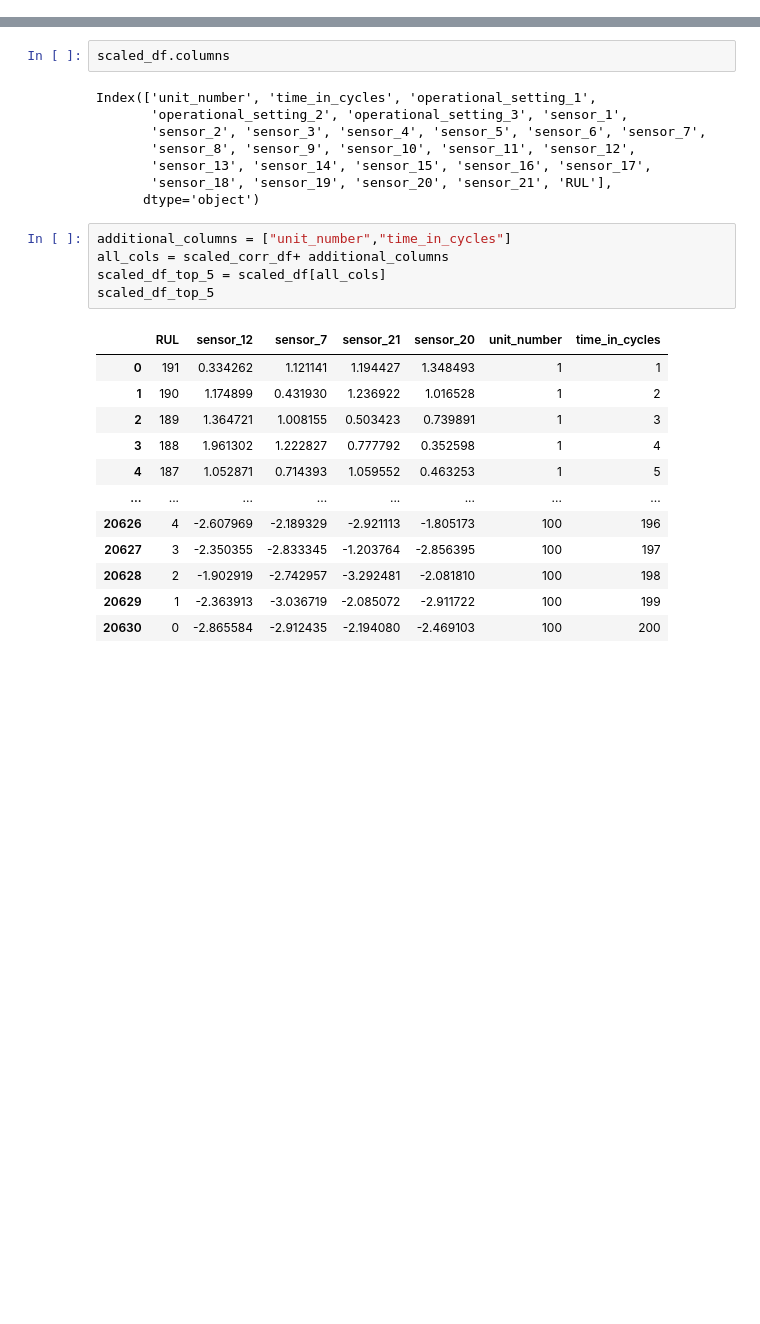
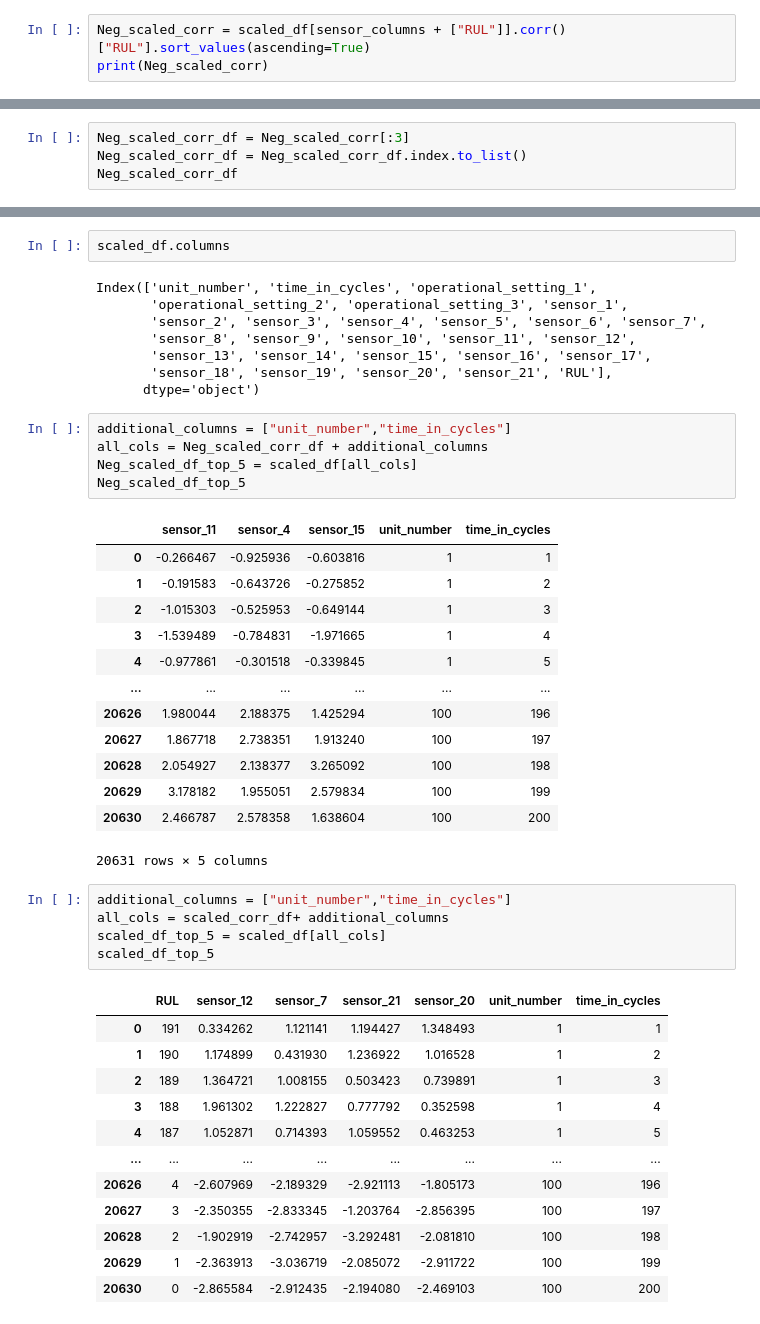
Before and after one commit to RithikDatascientist/works, a Jupyter notebook: learnings/RUL/FD001_RUL.ipynb, the cells around one changed output, grey strips where cells are left out. Saved outputs shown, nothing was run; the diff lists cells and outputs as text; blank space fills up the shorter version.

```diff
--- a/learnings/RUL/FD001_RUL.ipynb
+++ b/learnings/RUL/FD001_RUL.ipynb
@@ -243,3 +243,6 @@ sensor_16         NaN
 sensor_18         NaN
 sensor_19         NaN
 Name: RUL, dtype: float64
+# %%
+Neg_scaled_corr = scaled_df[sensor_columns + ["RUL"]].corr()["RUL"].sort_values(ascending=True)
+print(Neg_scaled_corr)
@@ -249,3 +270,7 @@ scaled_corr_df = scaled_corr_df.index.to_list()
 scaled_corr_df
 # %% [output]
 ['RUL', 'sensor_12', 'sensor_7', 'sensor_21', 'sensor_20']
+# %%
+Neg_scaled_corr_df = Neg_scaled_corr[:3]
+Neg_scaled_corr_df = Neg_scaled_corr_df.index.to_list()
+Neg_scaled_corr_df
@@ -259,6 +286,25 @@ Index(['unit_number', 'time_in_cycles', 'operational_setting_1',
        'sensor_13', 'sensor_14', 'sensor_15', 'sensor_16', 'sensor_17',
        'sensor_18', 'sensor_19', 'sensor_20', 'sensor_21', 'RUL'],
       dtype='object')
+# %%
+additional_columns = ["unit_number","time_in_cycles"]
+all_cols = Neg_scaled_corr_df + additional_columns
+Neg_scaled_df_top_5 = scaled_df[all_cols]
+Neg_scaled_df_top_5
+# %% [output]
+|  | sensor_11 | sensor_4 | sensor_15 | unit_number | time_in_cycles |
+| 0 | -0.266467 | -0.925936 | -0.603816 | 1 | 1 |
+| 1 | -0.191583 | -0.643726 | -0.275852 | 1 | 2 |
+| 2 | -1.015303 | -0.525953 | -0.649144 | 1 | 3 |
+| 3 | -1.539489 | -0.784831 | -1.971665 | 1 | 4 |
+| 4 | -0.977861 | -0.301518 | -0.339845 | 1 | 5 |
+| ... | ... | ... | ... | ... | ... |
+| 20626 | 1.980044 | 2.188375 | 1.425294 | 100 | 196 |
+| 20627 | 1.867718 | 2.738351 | 1.913240 | 100 | 197 |
+| 20628 | 2.054927 | 2.138377 | 3.265092 | 100 | 198 |
+| 20629 | 3.178182 | 1.955051 | 2.579834 | 100 | 199 |
+| 20630 | 2.466787 | 2.578358 | 1.638604 | 100 | 200 |
+20631 rows × 5 columns
 # %%
 additional_columns = ["unit_number","time_in_cycles"]
 all_cols = scaled_corr_df+ additional_columns
```
Also changed, not shown: parts of 12 cells of this notebook, 5 other files.
